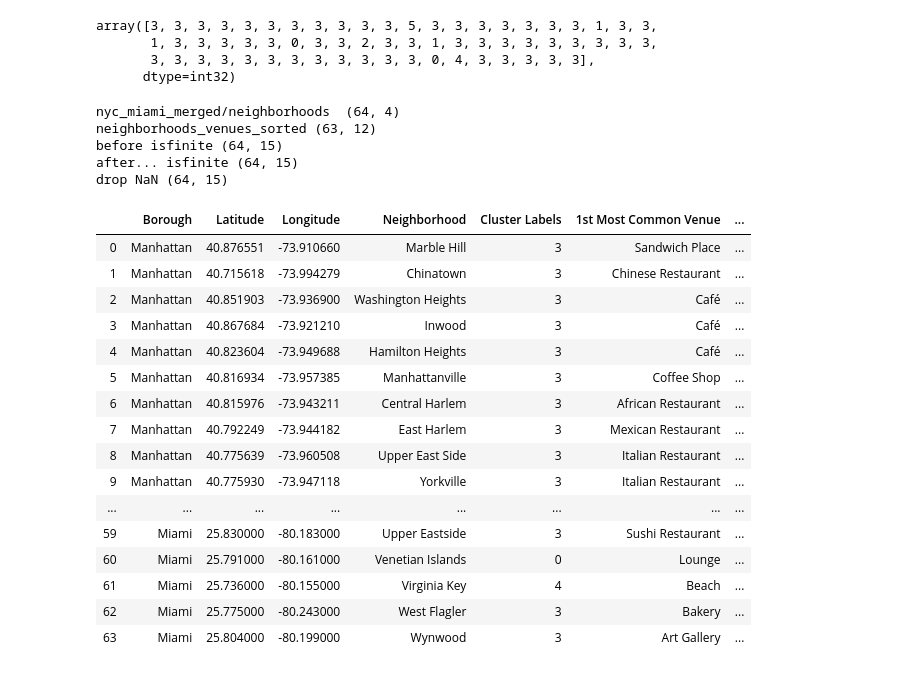
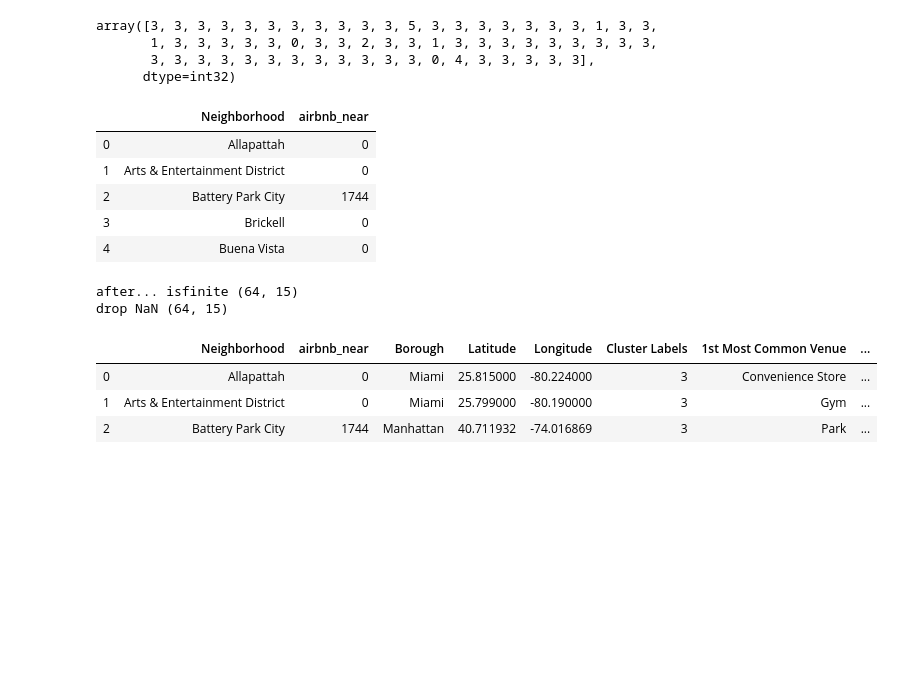
Before and after one commit to beltrewilton/Coursera_Capstone_DS_Final, a Jupyter notebook: notebooks/VenuesPopularityDataAnalysisofNewYork-Copy1.ipynb, the cells around one changed output. Cells and saved outputs as stored; diff of their text form; code cells hidden in the pictures; blank space fills up the shorter version.

Commit message:
[new]  Trending Seattle Venues and Near AirBnB Data Analysis and datasets

```diff
--- a/notebooks/VenuesPopularityDataAnalysisofNewYork-Copy1.ipynb
+++ b/notebooks/VenuesPopularityDataAnalysisofNewYork-Copy1.ipynb
@@ -379,0 +356,4 @@ nyc_miami_venues.head(10)
+# %%
+# venue_airbnb_coordinates.groupby(['venue_latitude','venue_longitude']).agg(near_airbnb_latitude=('near_airbnb_latitude', ss)).reset_index()
+airbnb_grouped = venue_airbnb_coordinates.groupby(['venue_latitude','venue_longitude']).agg(lambda x: x.to_json(orient='records'))
+airbnb_grouped.head()
@@ -379,0 +368,4 @@ nyc_miami_venues.head(10)
+# %%
+# pd.merge(A_df, B_df,  how='left', left_on=['A_c1','c2'], right_on = ['B_c1','c2'])
+venues_airbnb_rel = pd.merge(nyc_miami_venues_airbnb, airbnb_grouped,  how='left', left_on=['Venue Latitude','Venue Longitude'], right_on = ['venue_latitude','venue_longitude'])
+venues_airbnb_rel.head()
@@ -408,9 +453,10 @@ There are 335 uniques categories.
 # Analyze Each Neighborhood --------------
 # one hot encoding
 nyc_miami_onehot = pd.get_dummies(nyc_miami_venues[['Venue Category']], prefix="", prefix_sep="")
-
+# print(list(nyc_miami_onehot.columns))
 nyc_miami_onehot.drop('Neighborhood', axis=1, inplace=True)
 # with method DataFrame.insert may resume some task.
-nyc_miami_onehot.insert(0, 'Neighborhood', nyc_miami_venues['Neighborhood'])
+nyc_miami_onehot.insert(0, 'Neighborhood', venues_airbnb_rel['Neighborhood'])
+nyc_miami_onehot.insert(1, 'airbnb_near', venues_airbnb_rel['airbnb_near'])
 nyc_miami_onehot.head()
 # %% [output]
@@ -429,8 +479,9 @@ nyc_miami_onehot.shape
 # %%
 %%time
+nyc_miami_grouped = nyc_miami_onehot.groupby('Neighborhood')[list(nyc_miami_onehot.columns[2:])].mean().reset_index()
+nyc_miami_grouped_airbnb_count = nyc_miami_onehot.groupby('Neighborhood')['airbnb_near'].sum().reset_index()
 
-nyc_miami_grouped = nyc_miami_onehot.groupby('Neighborhood').mean().reset_index()
 print(nyc_miami_grouped.shape)
-nyc_miami_grouped.head()
+nyc_miami_grouped.head(7)
 # %% [output]
 (63, 335)
@@ -513,53 +566,36 @@ array([3, 3, 3, 3, 3, 3, 3, 3, 3, 3, 3, 5, 3, 3, 3, 3, 3, 3, 3, 1, 3, 3,
        1, 3, 3, 3, 3, 3, 0, 3, 3, 2, 3, 3, 1, 3, 3, 3, 3, 3, 3, 3, 3, 3,
        3, 3, 3, 3, 3, 3, 3, 3, 3, 3, 3, 3, 0, 4, 3, 3, 3, 3, 3],
       dtype=int32)
+# %%
+nyc_miami_grouped_airbnb_count.head()
+# %% [output]
+|  | Neighborhood | airbnb_near |
+| 0 | Allapattah | 0 |
+| 1 | Arts & Entertainment District | 0 |
+| 2 | Battery Park City | 1744 |
+| 3 | Brickell | 0 |
+| 4 | Buena Vista | 0 |
 # %%
 # add clustering labels
 neighborhoods_venues_sorted.insert(0, 'Cluster Labels', kmeans.labels_)
 nyc_miami_merged = neighborhoods
-print("nyc_miami_merged/neighborhoods  {}".format(neighborhoods.shape))
-print("neighborhoods_venues_sorted {}".format(neighborhoods_venues_sorted.shape))
 
-# join convert some infinite kmeans.labels_ bad bad ....
 nyc_miami_merged = nyc_miami_merged.join(neighborhoods_venues_sorted.set_index('Neighborhood'), on='Neighborhood')
-
-print("before isfinite {}".format(nyc_miami_merged.shape))
-# # nyc_miami_merged['Cluster Labels'].dropna(inplace=True)
-
-for n,h in enumerate(np.isfinite(nyc_miami_merged['Cluster Labels'])):
-    if not h:
-        print(nyc_miami_merged.values[n])
 
 # clear infinite labels after join
 nyc_miami_merged = nyc_miami_merged[np.isfinite(nyc_miami_merged['Cluster Labels'])]
 print("after... isfinite {}".format(nyc_miami_merged.shape))
-
 nyc_miami_merged['Cluster Labels'].dropna(inplace=True)
 print("drop NaN {}".format(nyc_miami_merged.shape))
 nyc_miami_merged['Cluster Labels'] = nyc_miami_merged['Cluster Labels'].astype(int)
+nyc_miami_merged = nyc_miami_grouped_airbnb_count.join(nyc_miami_merged.set_index('Neighborhood'), on='Neighborhood')
 
-nyc_miami_merged.head(100) # check the last columns!
+nyc_miami_merged.head(3) # check the last columns!
 # %% [output]
-nyc_miami_merged/neighborhoods  (64, 4)
-neighborhoods_venues_sorted (63, 12)
-before isfinite (64, 15)
 after... isfinite (64, 15)
 drop NaN (64, 15)
-|  | Borough | Latitude | Longitude | Neighborhood | Cluster Labels | 1st Most Common Venue | ... |
-| 0 | Manhattan | 40.876551 | -73.910660 | Marble Hill | 3 | Sandwich Place | ... |
-| 1 | Manhattan | 40.715618 | -73.994279 | Chinatown | 3 | Chinese Restaurant | ... |
-| 2 | Manhattan | 40.851903 | -73.936900 | Washington Heights | 3 | Café | ... |
-| 3 | Manhattan | 40.867684 | -73.921210 | Inwood | 3 | Café | ... |
-| 4 | Manhattan | 40.823604 | -73.949688 | Hamilton Heights | 3 | Café | ... |
-| 5 | Manhattan | 40.816934 | -73.957385 | Manhattanville | 3 | Coffee Shop | ... |
-| 6 | Manhattan | 40.815976 | -73.943211 | Central Harlem | 3 | African Restaurant | ... |
-| 7 | Manhattan | 40.792249 | -73.944182 | East Harlem | 3 | Mexican Restaurant | ... |
-| 8 | Manhattan | 40.775639 | -73.960508 | Upper East Side | 3 | Italian Restaurant | ... |
-| 9 | Manhattan | 40.775930 | -73.947118 | Yorkville | 3 | Italian Restaurant | ... |
-| ... | ... | ... | ... | ... | ... | ... | ... |
-| 59 | Miami | 25.830000 | -80.183000 | Upper Eastside | 3 | Sushi Restaurant | ... |
-| 60 | Miami | 25.791000 | -80.161000 | Venetian Islands | 0 | Lounge | ... |
-| 61 | Miami | 25.736000 | -80.155000 | Virginia Key | 4 | Beach | ... |
-| 62 | Miami | 25.775000 | -80.243000 | West Flagler | 3 | Bakery | ... |
-| 63 | Miami | 25.804000 | -80.199000 | Wynwood | 3 | Art Gallery | ... |
+|  | Neighborhood | airbnb_near | Borough | Latitude | Longitude | Cluster Labels | 1st Most Common Venue | ... |
+| 0 | Allapattah | 0 | Miami | 25.815000 | -80.224000 | 3 | Convenience Store | ... |
+| 1 | Arts & Entertainment District | 0 | Miami | 25.799000 | -80.190000 | 3 | Gym | ... |
+| 2 | Battery Park City | 1744 | Manhattan | 40.711932 | -74.016869 | 3 | Park | ... |
 # %%
```
Also changed, not shown: parts of 21 cells of this notebook, 6 other files.
